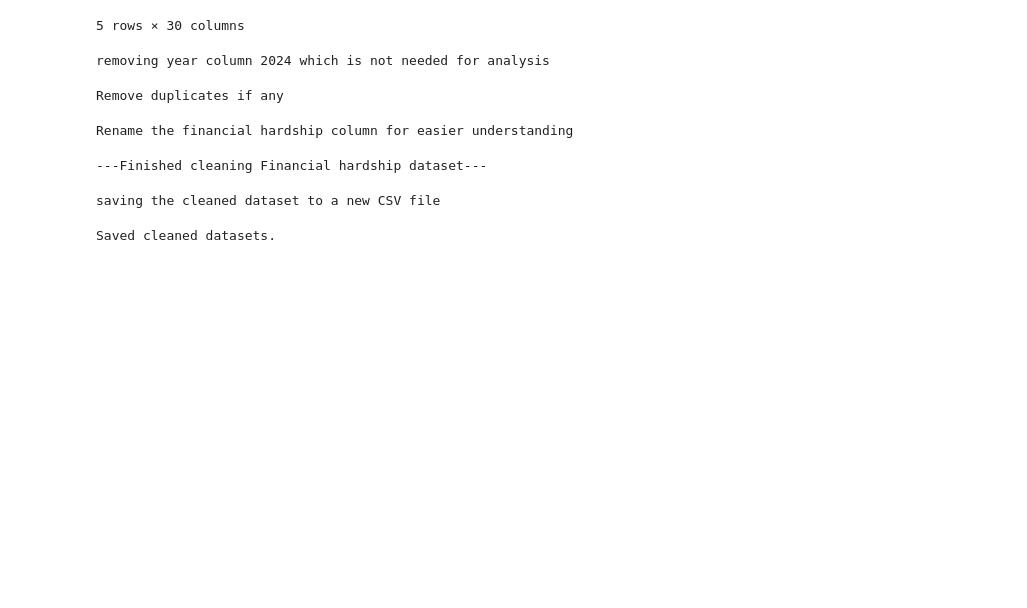
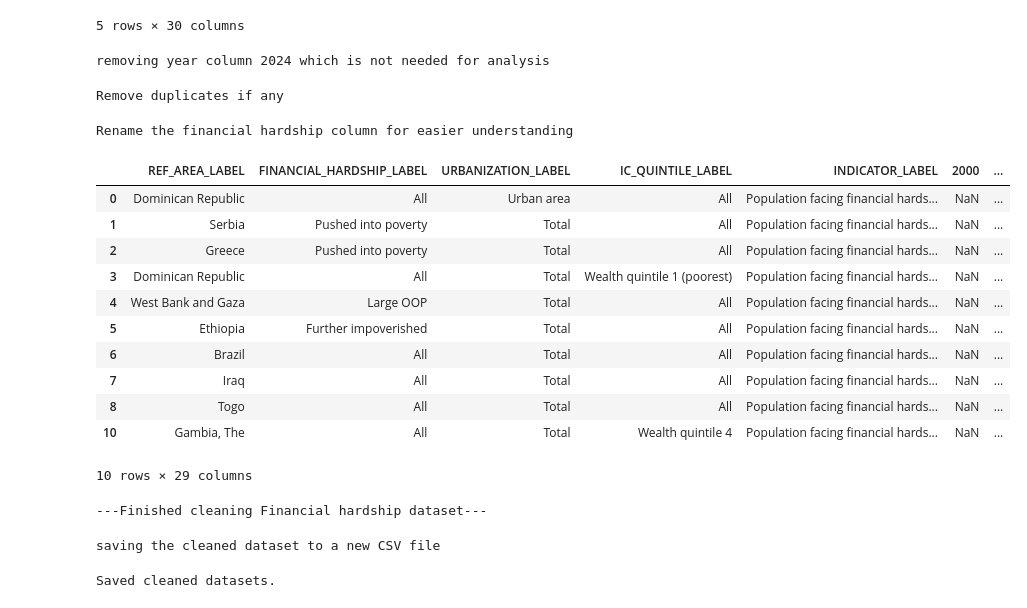
Before and after one commit to deelux-2468/Individual-_CW_DSPLC-IIT, a Jupyter notebook: Clean_Dataset.ipynb, the cells around one changed output. Saved outputs shown, nothing was run; the diff lists cells and outputs as text; code cells hidden in the pictures; blank space fills up the shorter version.

Commit message:
check in finacial hardship dataset

```diff
--- a/Clean_Dataset.ipynb
+++ b/Clean_Dataset.ipynb
@@ -424,6 +424,21 @@ fh_label_map = {
     '2.2: Further impoverished due to out-of-pocket health expenditure, based on the societal poverty line': 'Further impoverished'
 }
 Financial_Hardships['FINANCIAL_HARDSHIP_LABEL'] = Financial_Hardships['FINANCIAL_HARDSHIP_LABEL'].map(fh_label_map)
+# %%
+Financial_Hardships.head(10)
+# %% [output]
+|  | REF_AREA_LABEL | FINANCIAL_HARDSHIP_LABEL | URBANIZATION_LABEL | IC_QUINTILE_LABEL | INDICATOR_LABEL | 2000 | ... |
+| 0 | Dominican Republic | All | Urban area | All | Population facing financial hards... | NaN | ... |
+| 1 | Serbia | Pushed into poverty | Total | All | Population facing financial hards... | NaN | ... |
+| 2 | Greece | Pushed into poverty | Total | All | Population facing financial hards... | NaN | ... |
+| 3 | Dominican Republic | All | Total | Wealth quintile 1 (poorest) | Population facing financial hards... | NaN | ... |
+| 4 | West Bank and Gaza | Large OOP | Total | All | Population facing financial hards... | NaN | ... |
+| 5 | Ethiopia | Further impoverished | Total | All | Population facing financial hards... | NaN | ... |
+| 6 | Brazil | All | Total | All | Population facing financial hards... | NaN | ... |
+| 7 | Iraq | All | Total | All | Population facing financial hards... | NaN | ... |
+| 8 | Togo | All | Total | All | Population facing financial hards... | NaN | ... |
+| 10 | Gambia, The | All | Total | Wealth quintile 4 | Population facing financial hards... | NaN | ... |
+10 rows × 29 columns
 # %%
 log('---Finished cleaning Financial hardship dataset---')
 # %% [output]
```
Also changed, not shown: 1 other file.
